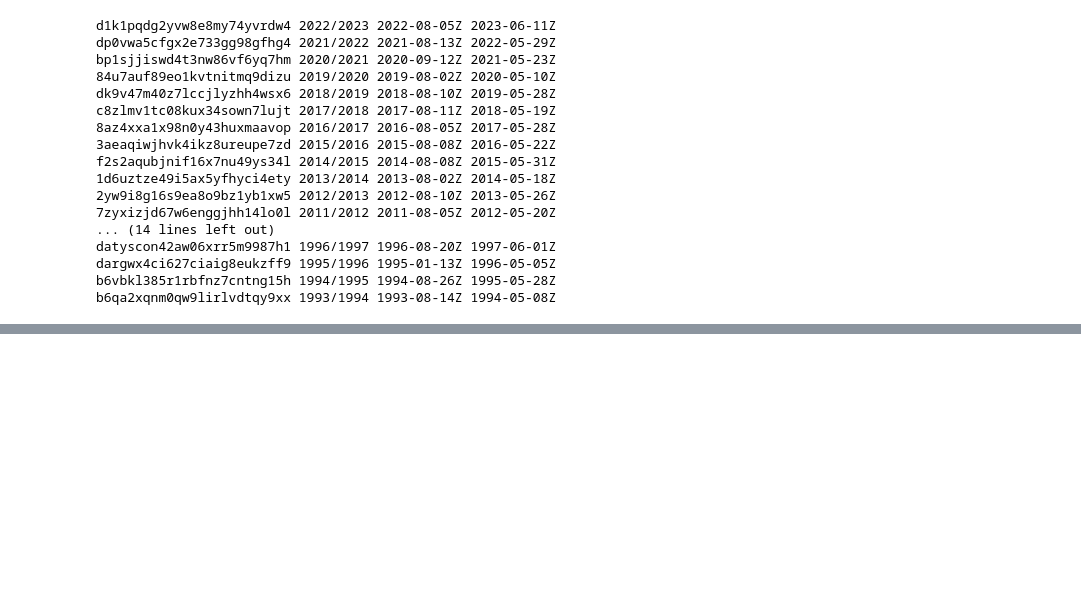
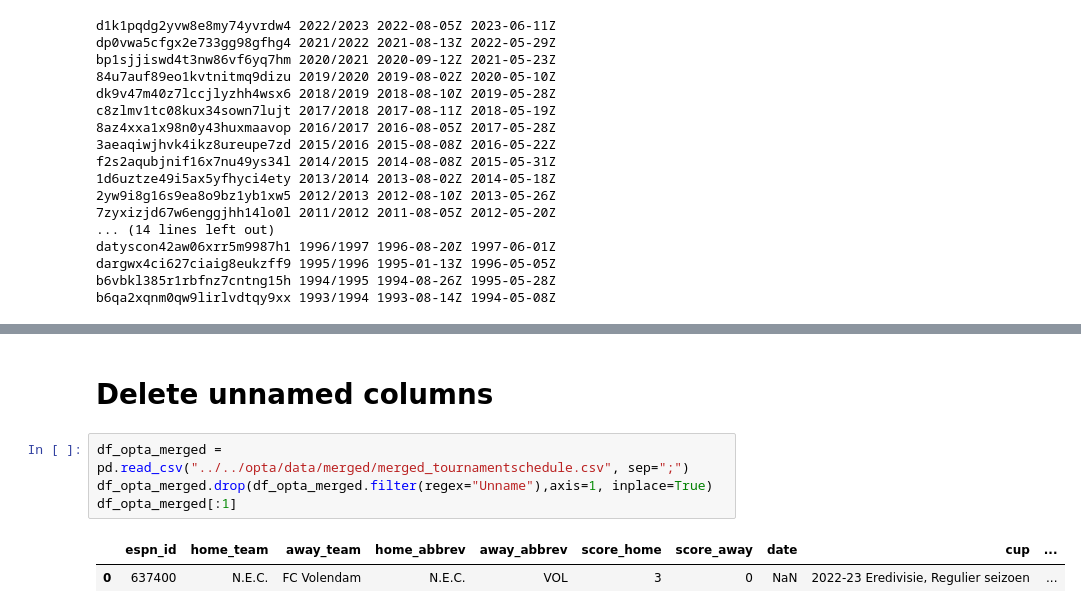
Before and after one commit to marc-aurai/Streamlit_template, a Jupyter notebook: examples/espn_opta_merge/opta_connector.ipynb, the cells around one changed output, grey strips where cells are left out. Saved outputs shown, nothing was run; the diff lists cells and outputs as text; blank space fills up the shorter version.

```diff
--- a/examples/espn_opta_merge/opta_connector.ipynb
+++ b/examples/espn_opta_merge/opta_connector.ipynb
@@ -91,0 +168,9 @@ b6qa2xqnm0qw9lirlvdtqy9xx 1993/1994 1993-08-14Z 1994-05-08Z
+# %% [markdown]
+# Delete unnamed columns
+# %%
+df_opta_merged = pd.read_csv("../../opta/data/merged/merged_tournamentschedule.csv", sep=";")
+df_opta_merged.drop(df_opta_merged.filter(regex="Unname"),axis=1, inplace=True)
+df_opta_merged[:1]
+# %% [output]
+|  | espn_id | home_team | away_team | home_abbrev | away_abbrev | score_home | score_away | date | cup | ... |
+| 0 | 637400 | N.E.C. | FC Volendam | N.E.C. | VOL | 3 | 0 | NaN | 2022-23 Eredivisie, Regulier seizoen | ... |
```
Also changed, not shown: parts of 12 cells of this notebook, 14 other files.
